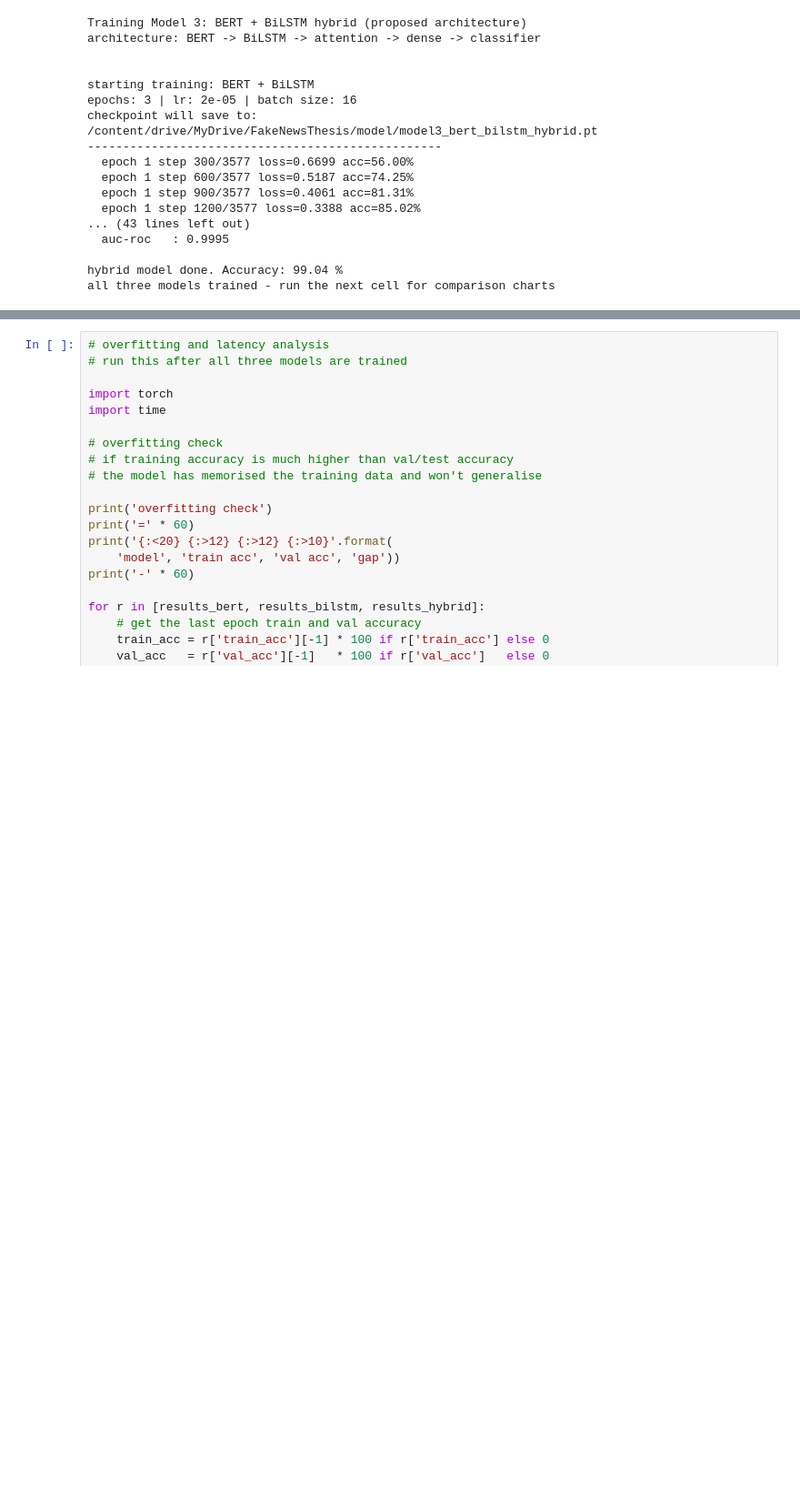
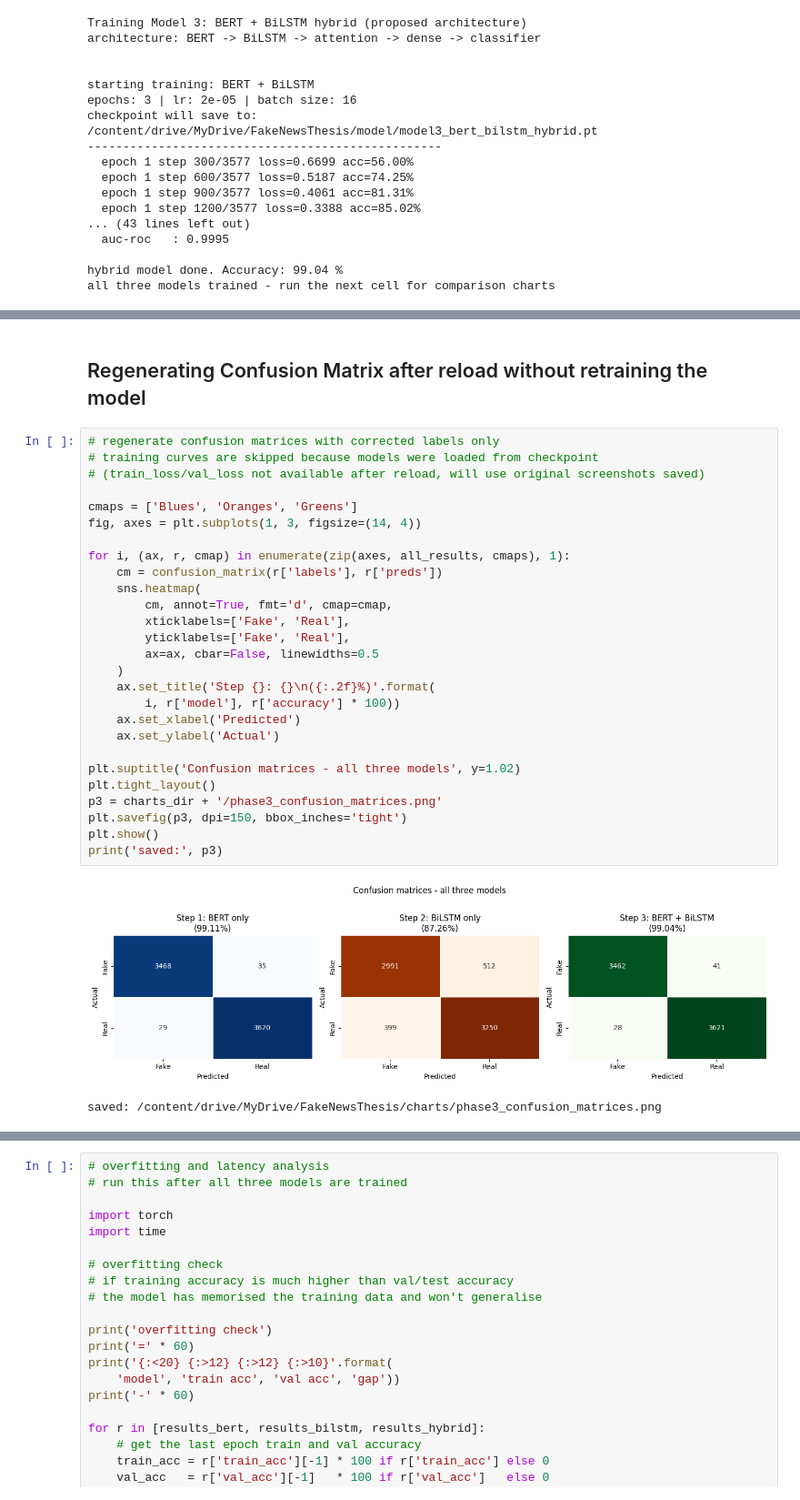
Before and after one commit to mikesayanka/fake-news-detection-thesis, a Jupyter notebook: phase3-model-training/Phase3_ModelTraining_GC3183502.ipynb, the cells around one changed output, grey strips where cells are left out. Shown at 91% size. Cells and saved outputs as stored; diff of their text form; blank space fills up the shorter version.

```diff
--- a/phase3-model-training/Phase3_ModelTraining_GC3183502.ipynb
+++ b/phase3-model-training/Phase3_ModelTraining_GC3183502.ipynb
@@ -874,3 +874,35 @@ saved: /content/drive/MyDrive/FakeNewsThesis/charts/phase3_hybrid_training_curve
+# %% [markdown]
+## Regenerating Confusion Matrix after reload without retraining the model
+# %%
+# regenerate confusion matrices with corrected labels only
+# training curves are skipped because models were loaded from checkpoint
+# (train_loss/val_loss not available after reload, will use original screenshots saved)
+
+cmaps = ['Blues', 'Oranges', 'Greens']
+fig, axes = plt.subplots(1, 3, figsize=(14, 4))
+
+for i, (ax, r, cmap) in enumerate(zip(axes, all_results, cmaps), 1):
+    cm = confusion_matrix(r['labels'], r['preds'])
+    sns.heatmap(
+        cm, annot=True, fmt='d', cmap=cmap,
+        xticklabels=['Fake', 'Real'],
+        yticklabels=['Fake', 'Real'],
+        ax=ax, cbar=False, linewidths=0.5
+    )
+    ax.set_title('Step {}: {}\n({:.2f}%)'.format(
+        i, r['model'], r['accuracy'] * 100))
+    ax.set_xlabel('Predicted')
+    ax.set_ylabel('Actual')
+
+plt.suptitle('Confusion matrices - all three models', y=1.02)
+plt.tight_layout()
+p3 = charts_dir + '/phase3_confusion_matrices.png'
+plt.savefig(p3, dpi=150, bbox_inches='tight')
+plt.show()
+print('saved:', p3)
+# %% [output]
+[figure, added]
+saved: /content/drive/MyDrive/FakeNewsThesis/charts/phase3_confusion_matrices.png
 # %% [markdown]
 ## Recovery cell - run this if your session disconnects
 
```
Also changed, not shown: parts of 19 cells of this notebook, 1 other file.
